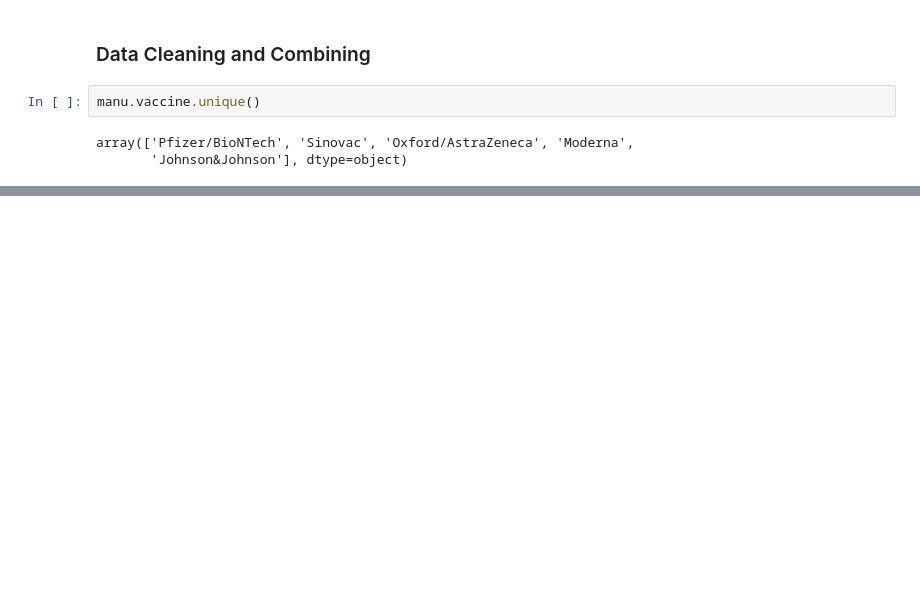
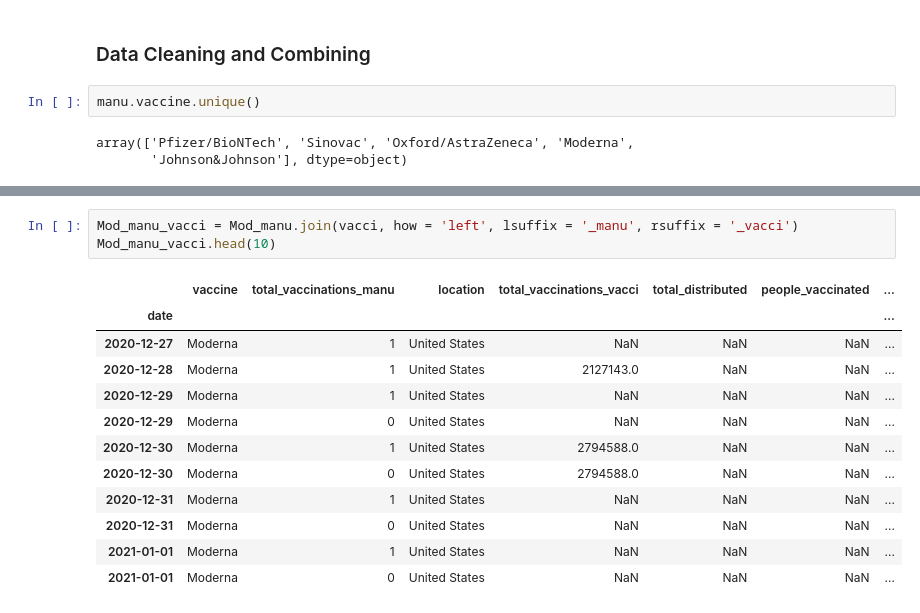
Before and after one commit to juno-yuu/COVID-Vaccine-and-Biotech-industry, a Jupyter notebook: Final_Project_Clean.ipynb, the cells around one changed output, grey strips where cells are left out. Cells and saved outputs as stored; diff of their text form; blank space fills up the shorter version.

```diff
--- a/Final_Project_Clean.ipynb
+++ b/Final_Project_Clean.ipynb
@@ -124,0 +146,16 @@ print(JJ_manu.head())
+# %%
+Mod_manu_vacci = Mod_manu.join(vacci, how = 'left', lsuffix = '_manu', rsuffix = '_vacci')
+Mod_manu_vacci.head(10)
+# %% [output]
+|  | vaccine | total_vaccinations_manu | location | total_vaccinations_vacci | total_distributed | people_vaccinated | ... |
+| date |  |  |  |  |  |  | ... |
+| 2020-12-27 | Moderna | 1 | United States | NaN | NaN | NaN | ... |
+| 2020-12-28 | Moderna | 1 | United States | 2127143.0 | NaN | NaN | ... |
+| 2020-12-29 | Moderna | 1 | United States | NaN | NaN | NaN | ... |
+| 2020-12-29 | Moderna | 0 | United States | NaN | NaN | NaN | ... |
+| 2020-12-30 | Moderna | 1 | United States | 2794588.0 | NaN | NaN | ... |
+| 2020-12-30 | Moderna | 0 | United States | 2794588.0 | NaN | NaN | ... |
+| 2020-12-31 | Moderna | 1 | United States | NaN | NaN | NaN | ... |
+| 2020-12-31 | Moderna | 0 | United States | NaN | NaN | NaN | ... |
+| 2021-01-01 | Moderna | 1 | United States | NaN | NaN | NaN | ... |
+| 2021-01-01 | Moderna | 0 | United States | NaN | NaN | NaN | ... |
```
Also changed, not shown: parts of 8 cells of this notebook.
